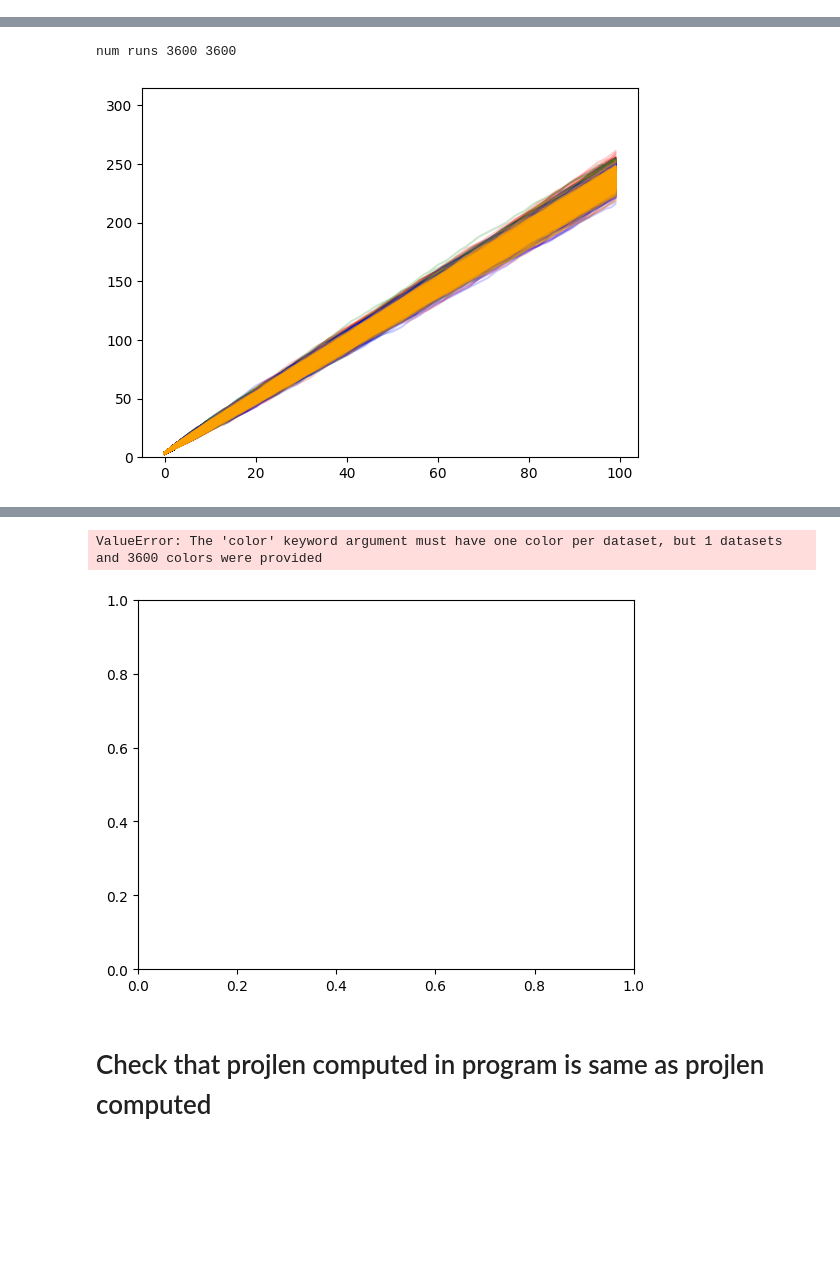
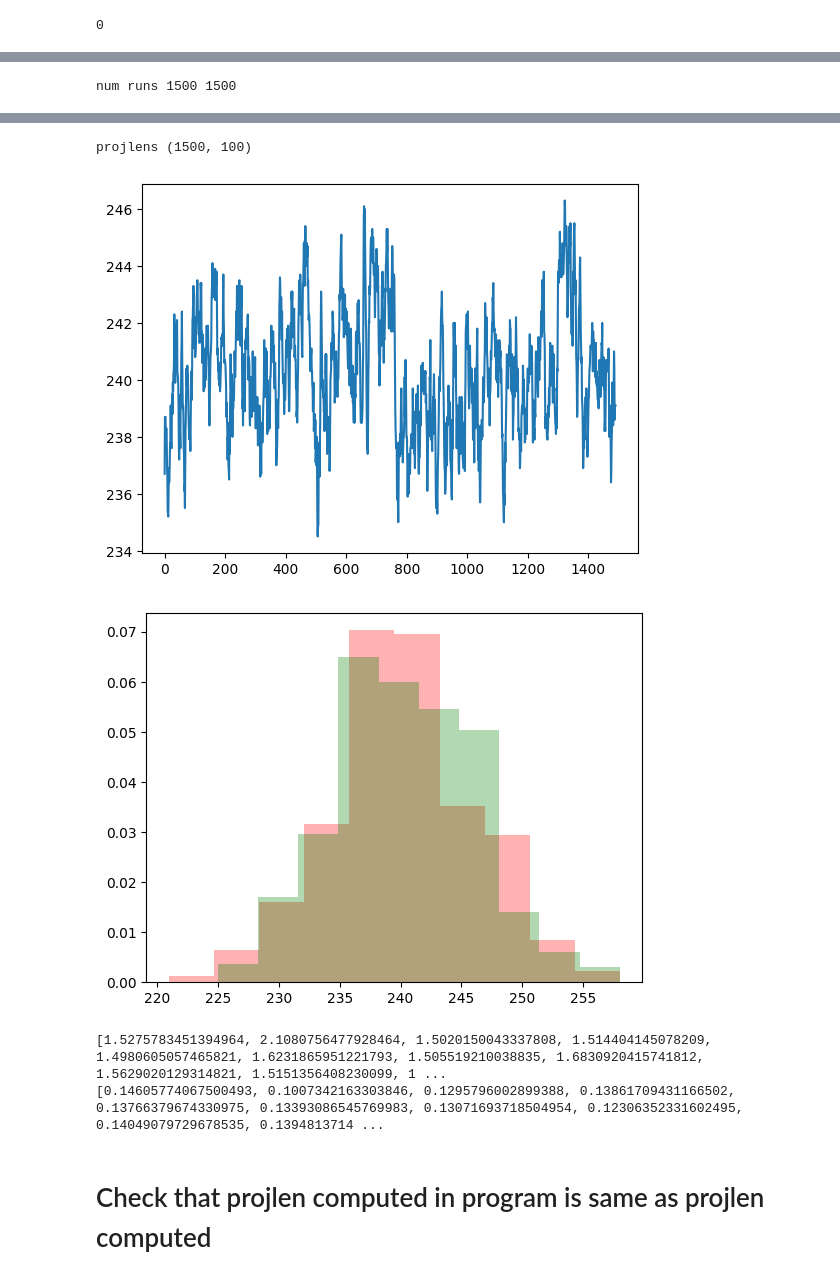
Before and after one commit to anhhuyalex/alpha-zero-general, a Jupyter notebook: analysis.ipynb, the cells around one changed output, grey strips where cells are left out. Saved outputs shown, nothing was run; the diff lists cells and outputs as text; code cells hidden in the pictures; blank space fills up the shorter version.

```diff
--- a/analysis.ipynb
+++ b/analysis.ipynb
@@ -22,14 +22,22 @@ for epoch in range(0,8,1):
         with open(filename, "rb") as f:
             action_lists_projlens.append(Unpickler(f).load())
             epochs.extend([epoch] * 100)
+# %%
+np.sum(np.array(ps)<=1)
+# %% [output]
+0
 # %%
-_, _, vs = zip(*iterationTrainExamples)
-N=1
-plt.plot(np.convolve(vs[::1000], np.ones(N)/N, mode='valid'))
+_, _, vs, ps = zip(*iterationTrainExamples)
+N=100
+plt.plot(np.convolve(vs[::100], np.ones(N)/N, mode='valid'))
+plt.show()
+plt.scatter(vs,ps)
 plt.show()
 projlens = []
+actions = []
 for action_lists_projlen in action_lists_projlens:
     projs = action_lists_projlen["projlens"]
+#     actions.append (np.array(action_lists_projlen["action_lists"]))
 #     for proj in projs[-5:]:
 #         print (proj)
 #     print (projs.T)
@@ -45,9 +53,11 @@ for i,p in enumerate(projlens):
     plt.plot(p, color=epoch_to_color[epochs[i]],alpha=0.2)
 plt.ylim(0,315)
 plt.show()
+print("projlens", np.stack(projlens).shape)
+N=10; plt.plot(np.convolve(np.stack(projlens)[:,-1], np.ones(N)/N, mode='valid'))
+plt.show()
+for epoch in range(0,2,1):
 
-N=100; plt.plot(np.convolve(np.stack(projlens)[:,-1], np.ones(N)/N, mode='valid'))
+    plt.hist(np.stack([projlens[i] for i in range(len(projlens)) if epochs[i]==epoch])[:,-1].flatten(), color=epoch_to_color[epoch],alpha=0.3,density=True)
 plt.show()
-plt.hist(np.stack(projlens)[:,-1], color=[epoch_to_color[i] for i in  epochs ],alpha=0.1)
-plt.show()
 # %% [output]
@@ -55,2 +66 @@ plt.show()
-num runs 3600 3600
+num runs 1500 1500
-[figure, old version]
@@ -58,5 +68,16 @@ num runs 3600 3600
-ValueError: The 'color' keyword argument must have one color per dataset, but 1 datasets and 3600 colors were provided
+projlens (1500, 100)
-[figure, old version]
+[figure, new version]
+[figure, added]
+# %%
+pi_losses,v_losses = [], []
+for action_lists_projlen in action_lists_projlens:
+    pi_losses.append(action_lists_projlen["pi_loss"])
+    v_losses.append(action_lists_projlen["v_loss"])
+print(pi_losses)
+print(v_losses)
+# %% [output]
+[1.5275783451394964, 2.1080756477928464, 1.5020150043337808, 1.514404145078209, 1.4980605057465821, 1.6231865951221793, 1.505519210038835, 1.6830920415741812, 1.5629020129314821, 1.5151356408230099, 1 ...
+[0.14605774067500493, 0.1007342163303846, 0.1295796002899388, 0.13861709431166502, 0.13766379674330975, 0.13393086545769983, 0.13071693718504954, 0.12306352331602495, 0.14049079729678535, 0.1394813714 ...
 # %% [markdown]
 # Check that projlen computed in program is same as projlen computed
 # %%
```
Also changed, not shown: parts of 1 cell of this notebook, 1 other file.
